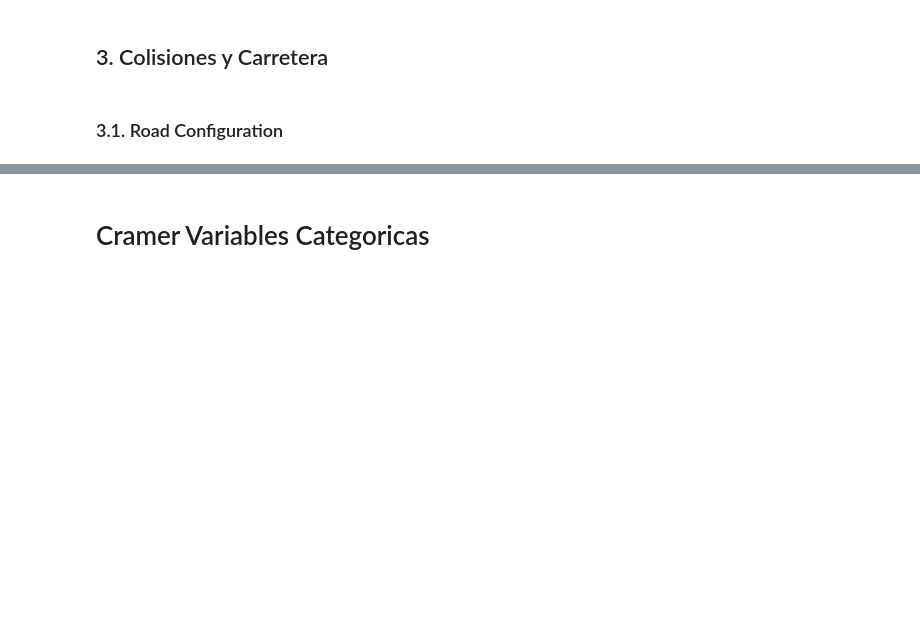
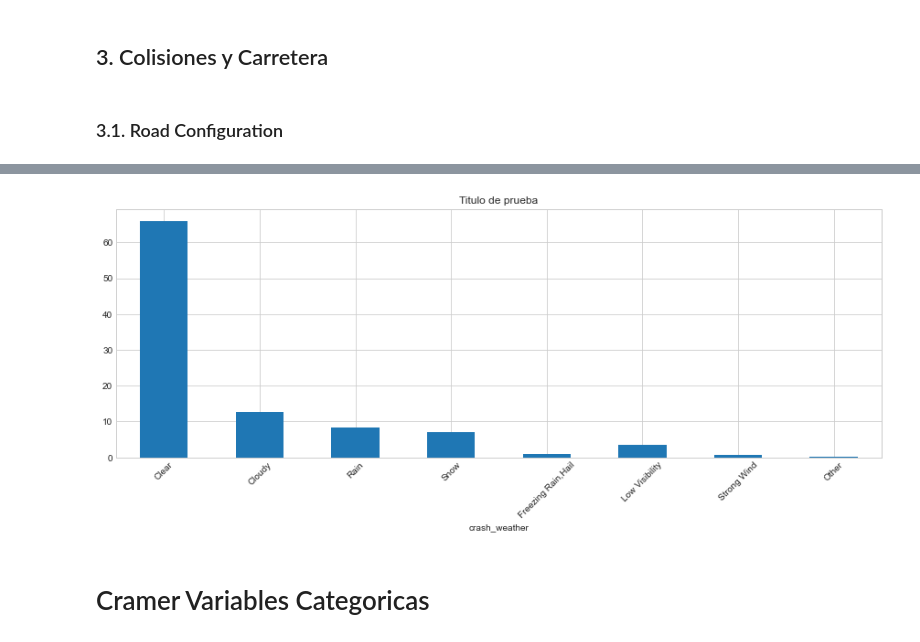
Before and after one commit to AMM53/Accidents-Prediction, a Jupyter notebook: notebooks/DescriptiveAnalysis.ipynb, the cells around one changed output, grey strips where cells are left out. Cells and saved outputs as stored; diff of their text form; code cells hidden in the pictures; blank space fills up the shorter version.

```diff
--- a/notebooks/DescriptiveAnalysis.ipynb
+++ b/notebooks/DescriptiveAnalysis.ipynb
@@ -555,0 +386,14 @@ plt.xticks(np.arange(0,11),place_type,rotation=45, size='small' );
+# %%
+#TODO: titulo de cada plot: Colisiones fatales por lugar
+#FIXME: Es un porcentaje sobre el total de accidentes por categoría ¿Y porcentaje sobre el total de muertes?
+
+weather_analysis = df.groupby(["crash_weather", "fatality"]).size()
+serie_weather = list()
+
+for i in range(0, 8):
+    serie_weather.append(weather_analysis[:,1][i] / (weather_analysis[:,1][i] +(weather_analysis[:,0][i])) * 100)
+
+weather_analysis = pd.Series(serie_weather, index = range(0,8))
+plt.figure(figsize=(15,5))
+plot = weather_analysis.plot(kind="bar", title = "Percentage of deadly collisions by place")
+plt.xticks(np.arange(0,8),weather_type,rotation=45, size='small' );
@@ -555,0 +416,4 @@ plt.xticks(np.arange(0,11),place_type,rotation=45, size='small' );
+# %%
+tipos = ['Clear','Cloudy','Rain','Snow','Freezing Rain,Hail',
+                'Low Visibility','Strong Wind','Other']
+mortalidad("crash_weather", tipos, "Titulo de prueba")
@@ -556,3 +429,16 @@ plt.xticks(np.arange(0,11),place_type,rotation=45, size='small' );
+# %%
+def mortalidadtotal(columna, tipos, titulo):
+    analysis = df.groupby(columna)["fatality"].sum() / df["fatality"].sum() * 100
+    plt.figure(figsize=(15,5))
+    plot = analysis.plot(kind="bar", title=titulo)
+    plot.set_xticklabels(tipos, rotation = 45)
+
+
+   # df.groupby("crash_weather")["fatality"].sum() / df["fatality"].sum() * 100
+# %%
+mortalidadtotal("crash_weather", tipos, ("Titulo de prueba"))
+# %% [output]
+[figure, added]
 # %% [markdown]
 # Cramer Variables Categoricas
 # %%
```
Also changed, not shown: parts of 38 cells of this notebook.
